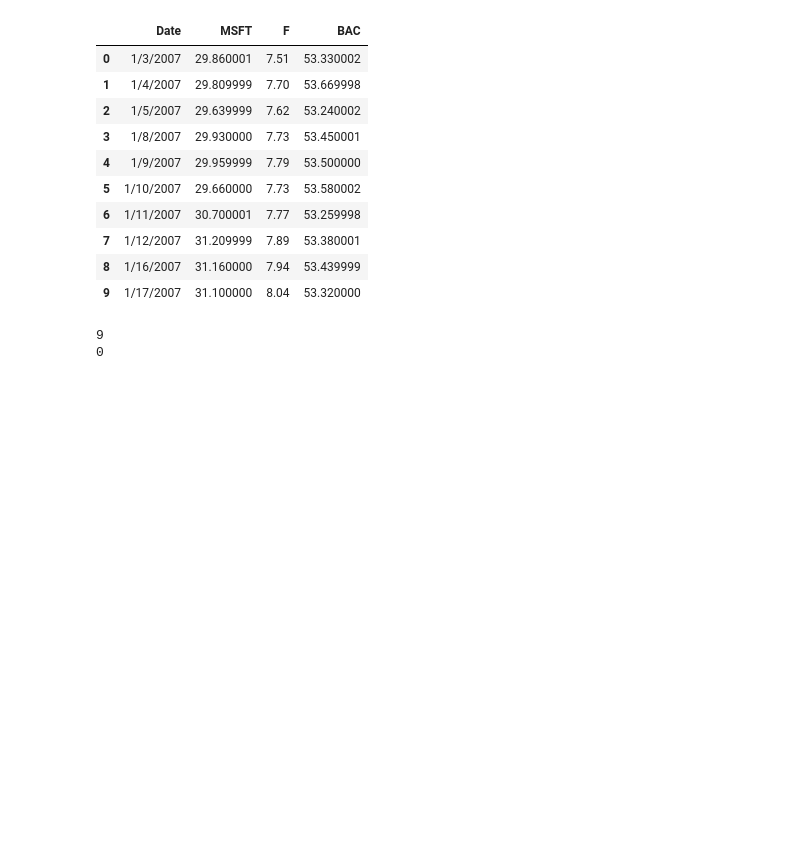
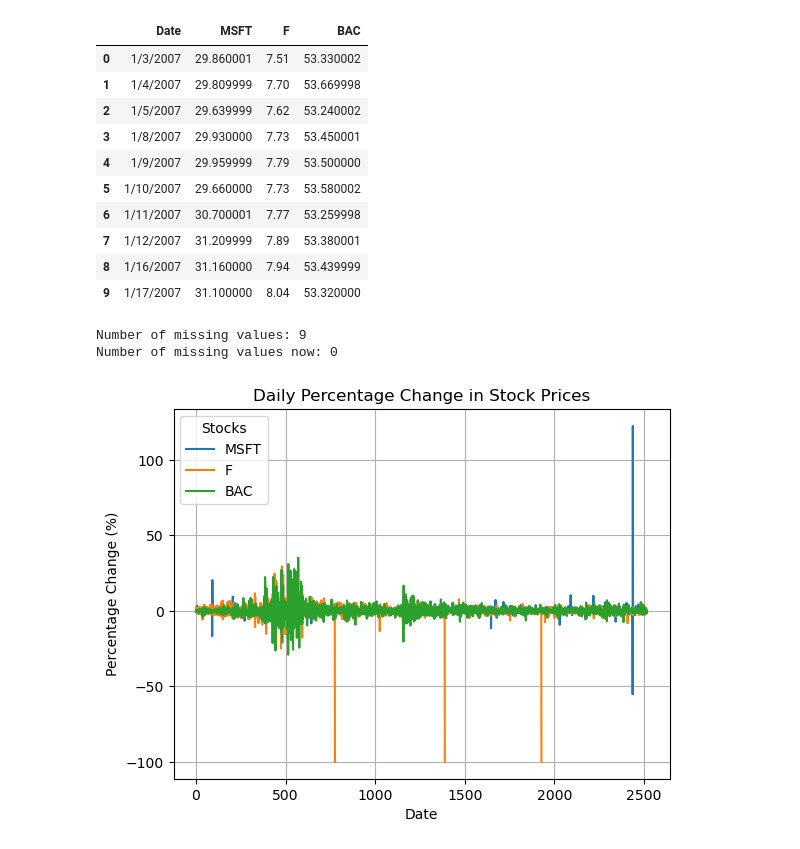
Before and after one commit to Vlouis22/data_science_hmw, a Jupyter notebook: Final_Exam S 2025.ipynb, the cells around one changed output. Cells and saved outputs as stored; diff of their text form; code cells hidden in the pictures; blank space fills up the shorter version.

```diff
--- a/Final_Exam S 2025.ipynb
+++ b/Final_Exam S 2025.ipynb
@@ -280,7 +280,7 @@ df.head(10)
 import numpy as np
 
 # checks how many values are missing
-print((df["BAC"] == 0).sum()) # output: 9
+print(f"Number of missing values: {(df["BAC"] == 0).sum()}") # output: 9
 
 def replace_zeros_with_neighbor_average(df, column):
     values = df[column].copy()
@@ -299,14 +299,33 @@ def replace_zeros_with_neighbor_average(df, column):
 df = replace_zeros_with_neighbor_average(df, "BAC")
 
 # checks to see if any values are still missing
-print((df["BAC"] == 0).sum()) # output: 0
+print(f"Number of missing values now: {(df["BAC"] == 0).sum()}") # output: 0
 # %% [output]
-9
-0
+Number of missing values: 9
+Number of missing values now: 0
 # %%
 
 # Q 12: Compute and plot the percentage (%) daily changes in the daily closing price of each stock Δ(t) the price of a stock on day t
 # and the price on its previous day, t−1. For simplicity, the previous day’s stock value is the considered as the value in the previous row.
+import pandas as pd
+import matplotlib.pyplot as plt
+
+
+columns = ["MSFT", "F", "BAC"]
+df[columns] = df[columns].apply(pd.to_numeric, errors='coerce')
+
+daily_changes = df[columns].pct_change() * 100
+daily_changes = daily_changes.dropna()
+daily_changes.plot()
+
+plt.title("Daily Percentage Change in Stock Prices")
+plt.ylabel("Percentage Change (%)")
+plt.xlabel("Date")
+plt.legend(title="Stocks")
+plt.grid(True)
+plt.show()
+# %% [output]
+[figure, added]
 # %%
 # Q 13: Apply clustering and visualize your clusters on Butterflies_2_Types.csv.
 # We will leave your decision on choosing which features you will be using for this question.
```
Also changed, not shown: parts of 16 cells of this notebook.
